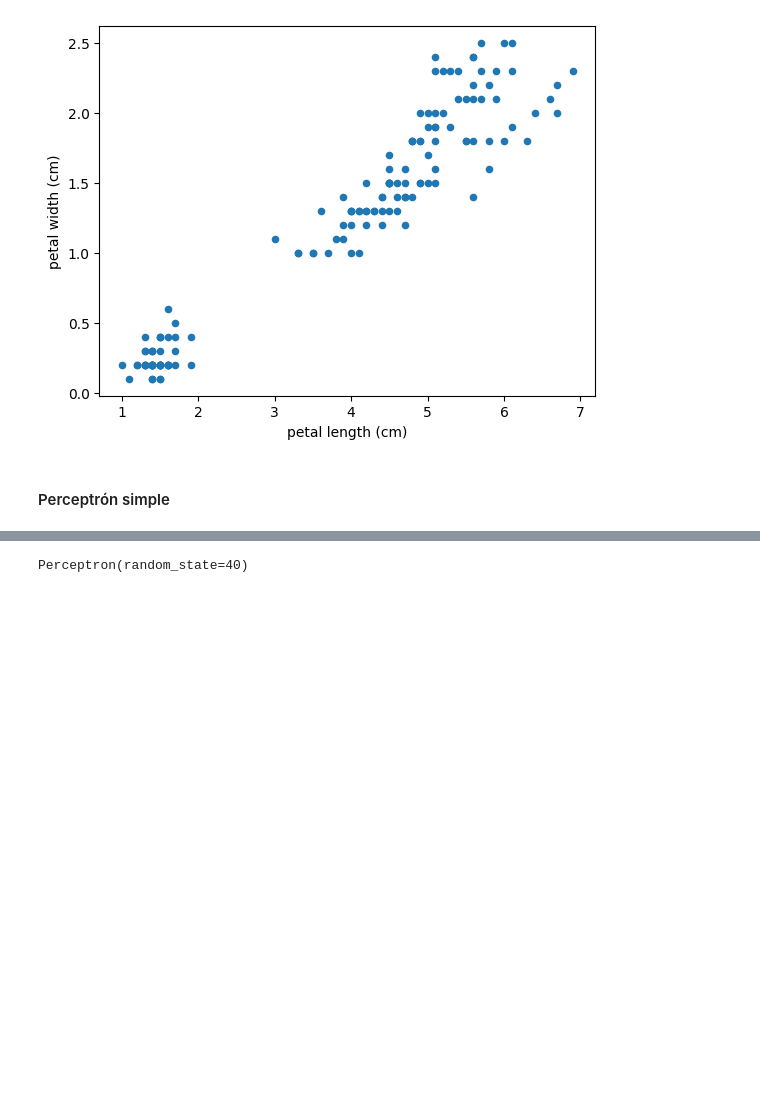
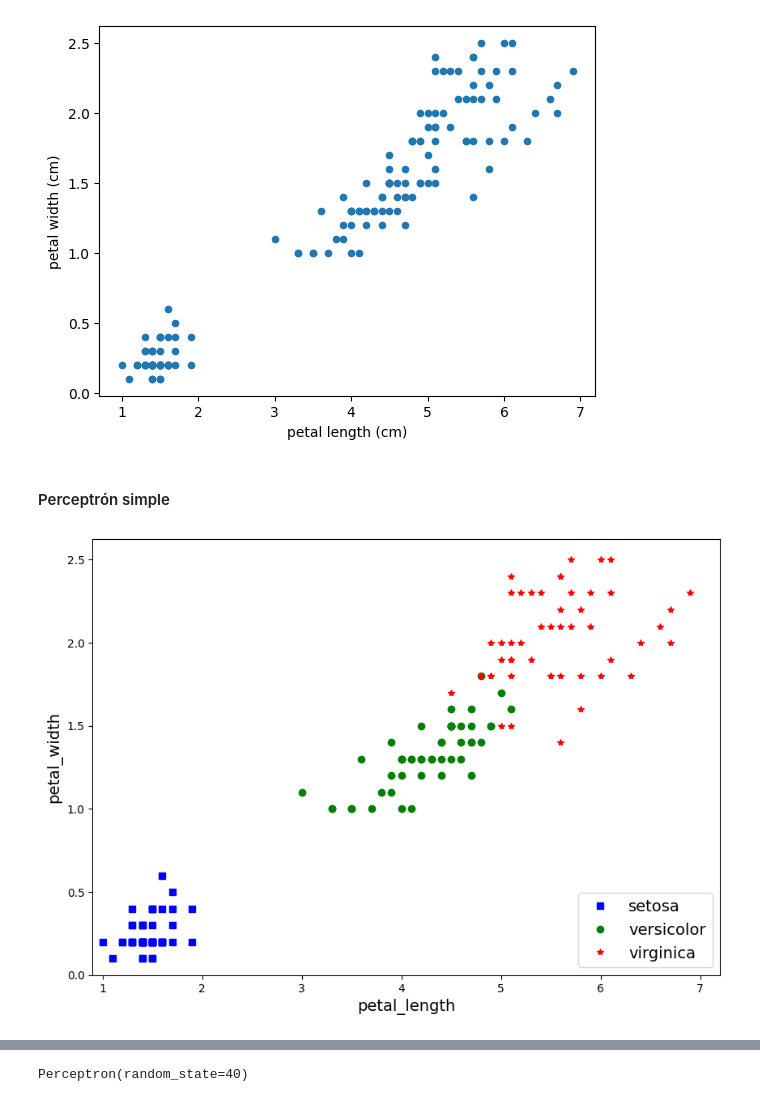
Before and after one commit to LuisPerdomo123/Inteligencia-Computacional, a Jupyter notebook: Perceptron_Multicapa_Caso_práctico.ipynb, the cells around one changed output, grey strips where cells are left out. Drawn from its saved outputs; the diff is of its cells as text; code cells hidden in the pictures; blank space fills up the shorter version.

```diff
--- a/Perceptron_Multicapa_Caso_práctico.ipynb
+++ b/Perceptron_Multicapa_Caso_práctico.ipynb
@@ -150,3 +150,33 @@ plt.show()
 [figure]
 # %% [markdown]
 #### Perceptrón simple
+# %%
+import numpy as np
+
+X = X_df.values
+
+mins = X.min(axis=0) - 0.1
+maxs = X.min(axis=0) - 0.1
+
+xx, yy = np.meshgrid(np.linspace(mins[0], maxs[0], 1000),
+                     np.linspace(mins[1], maxs[1], 1000))
+
+Z = clf.predict(np.c_[xx.ravel(), yy.ravel()])
+Z = Z.reshape(xx.shape)
+
+fig = plt.figure(figsize=(10,7))
+
+plt.contourf(xx, yy, Z, cmap="Set3")
+plt.contour(Z, extent=(mins[0], maxs[0], mins[1], maxs[1]), linewidths=1, colors='k')
+
+plt.plot(X[:,0][y_df==0], X[:, 1][y_df==0], 'bs', label="setosa")
+plt.plot(X[:,0][y_df==1], X[:, 1][y_df==1], 'go', label="versicolor")
+plt.plot(X[:,0][y_df==2], X[:, 1][y_df==2], 'r*', label="virginica")
+
+plt.xlabel("petal_length", fontsize=14)
+plt.ylabel("petal_width", fontsize=14)
+plt.legend(loc="lower right", fontsize=14)
+
+plt.show()
+# %% [output]
+[figure, added]
```
Also changed, not shown: parts of 12 cells of this notebook.
